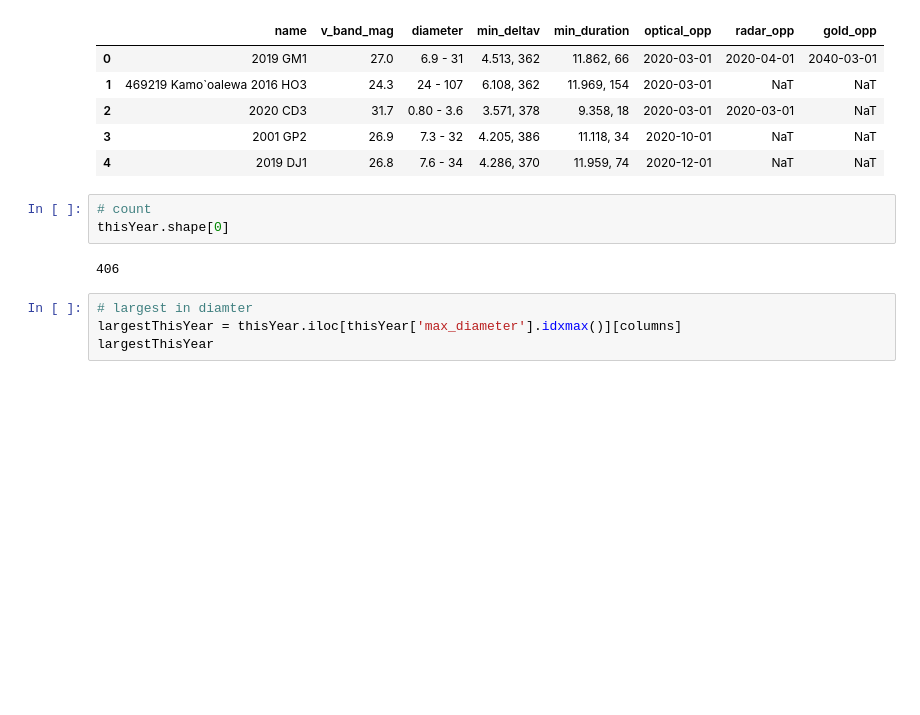
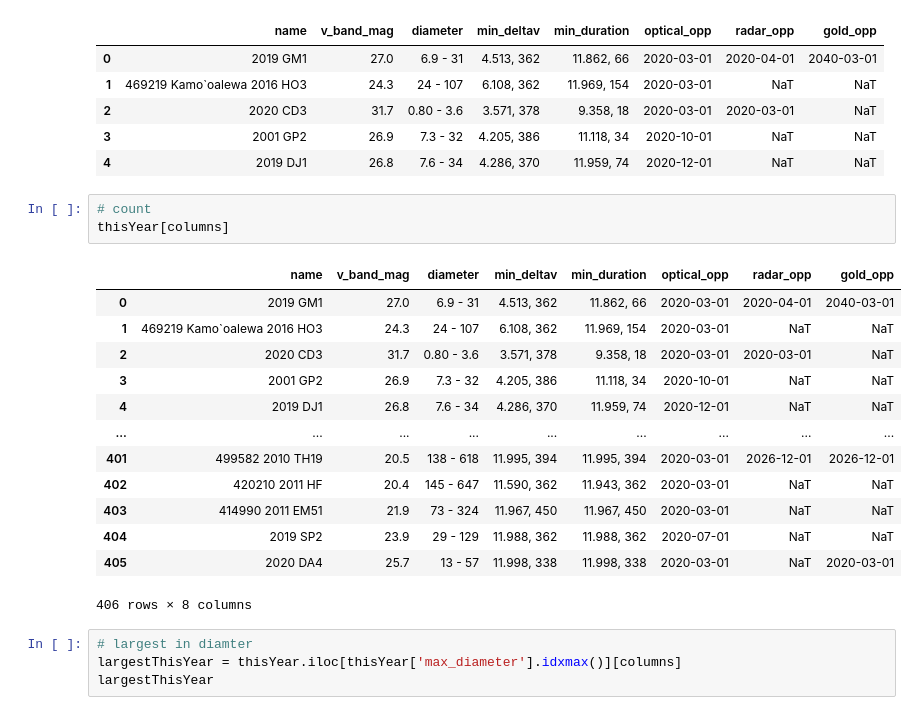
Before and after one commit to jalalirs/data_driven_astronomy, a Jupyter notebook: neo/NEO.ipynb, the cells around one changed output. Saved outputs shown, nothing was run; the diff lists cells and outputs as text; blank space fills up the shorter version.

```diff
--- a/neo/NEO.ipynb
+++ b/neo/NEO.ipynb
@@ -469,9 +501,21 @@ thisYear.head(5)[columns]
 | 4 | 2019 DJ1 | 26.8 | 7.6 - 34 | 4.286, 370 | 11.959, 74 | 2020-12-01 | NaT | NaT |
 # %%
 # count
-thisYear.shape[0]
+thisYear[columns]
 # %% [output]
+|  | name | v_band_mag | diameter | min_deltav | min_duration | optical_opp | radar_opp | gold_opp |
+| 0 | 2019 GM1 | 27.0 | 6.9 - 31 | 4.513, 362 | 11.862, 66 | 2020-03-01 | 2020-04-01 | 2040-03-01 |
+| 1 | 469219 Kamo`oalewa 2016 HO3 | 24.3 | 24 - 107 | 6.108, 362 | 11.969, 154 | 2020-03-01 | NaT | NaT |
+| 2 | 2020 CD3 | 31.7 | 0.80 - 3.6 | 3.571, 378 | 9.358, 18 | 2020-03-01 | 2020-03-01 | NaT |
+| 3 | 2001 GP2 | 26.9 | 7.3 - 32 | 4.205, 386 | 11.118, 34 | 2020-10-01 | NaT | NaT |
+| 4 | 2019 DJ1 | 26.8 | 7.6 - 34 | 4.286, 370 | 11.959, 74 | 2020-12-01 | NaT | NaT |
+| ... | ... | ... | ... | ... | ... | ... | ... | ... |
+| 401 | 499582 2010 TH19 | 20.5 | 138 - 618 | 11.995, 394 | 11.995, 394 | 2020-03-01 | 2026-12-01 | 2026-12-01 |
+| 402 | 420210 2011 HF | 20.4 | 145 - 647 | 11.590, 362 | 11.943, 362 | 2020-03-01 | NaT | NaT |
+| 403 | 414990 2011 EM51 | 21.9 | 73 - 324 | 11.967, 450 | 11.967, 450 | 2020-03-01 | NaT | NaT |
+| 404 | 2019 SP2 | 23.9 | 29 - 129 | 11.988, 362 | 11.988, 362 | 2020-07-01 | NaT | NaT |
+| 405 | 2020 DA4 | 25.7 | 13 - 57 | 11.998, 338 | 11.998, 338 | 2020-03-01 | NaT | 2020-03-01 |
-406
+406 rows × 8 columns
 # %%
 # largest in diamter
 largestThisYear = thisYear.iloc[thisYear['max_diameter'].idxmax()][columns]
```
Also changed, not shown: parts of 15 cells of this notebook.
